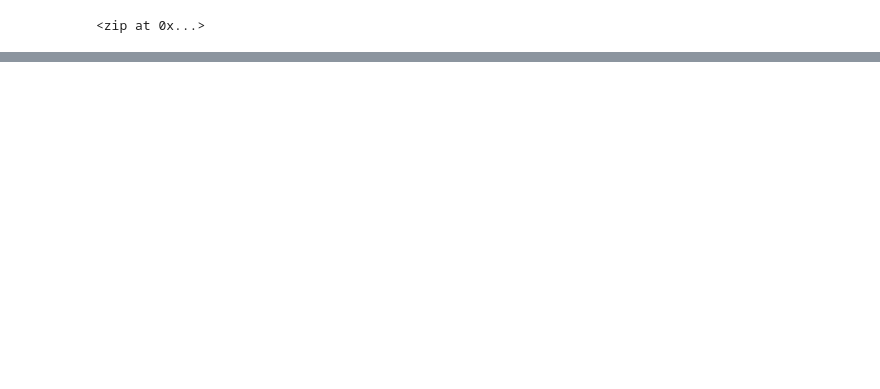
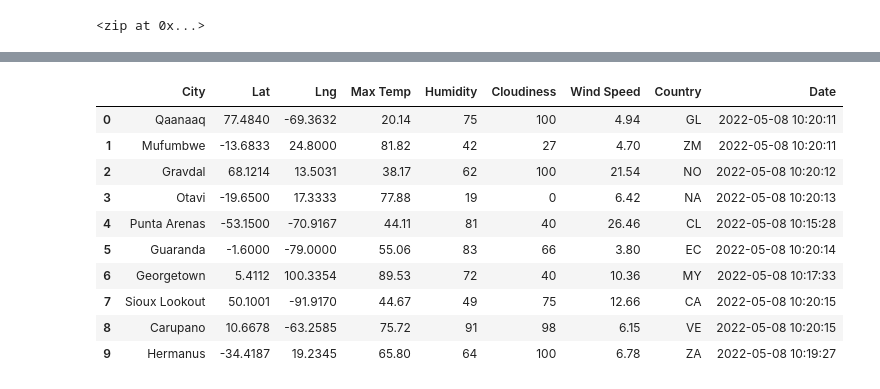
Before and after one commit to johnjphenom/-week6__hw_api, a Jupyter notebook: WeatherPy.ipynb, the cells around one changed output, grey strips where cells are left out. Drawn from its saved outputs; the diff is of its cells as text; code cells hidden in the pictures; blank space fills up the shorter version.

```diff
--- a/WeatherPy.ipynb
+++ b/WeatherPy.ipynb
@@ -70,0 +89,6 @@ let(cities)
+# %%
+# Starting URL for Weather Map API Call.
+
+url = "https://api.openweathermap.org/data/2.5/weather?units=Imperial&appid=" + weather_api_key
+
+print(url)
@@ -70,0 +251,18 @@ let(cities)
+# %%
+# Convert the array of dictionaries to a Pandas DataFrame.
+
+city_data_df = pd.DataFrame(city_data)
+
+city_data_df.head(10)
+# %% [output]
+|  | City | Lat | Lng | Max Temp | Humidity | Cloudiness | Wind Speed | Country | Date |
+| 0 | Qaanaaq | 77.4840 | -69.3632 | 20.14 | 75 | 100 | 4.94 | GL | 2022-05-08 10:20:11 |
+| 1 | Mufumbwe | -13.6833 | 24.8000 | 81.82 | 42 | 27 | 4.70 | ZM | 2022-05-08 10:20:11 |
+| 2 | Gravdal | 68.1214 | 13.5031 | 38.17 | 62 | 100 | 21.54 | NO | 2022-05-08 10:20:12 |
+| 3 | Otavi | -19.6500 | 17.3333 | 77.88 | 19 | 0 | 6.42 | NA | 2022-05-08 10:20:13 |
+| 4 | Punta Arenas | -53.1500 | -70.9167 | 44.11 | 81 | 40 | 26.46 | CL | 2022-05-08 10:15:28 |
+| 5 | Guaranda | -1.6000 | -79.0000 | 55.06 | 83 | 66 | 3.80 | EC | 2022-05-08 10:20:14 |
+| 6 | Georgetown | 5.4112 | 100.3354 | 89.53 | 72 | 40 | 10.36 | MY | 2022-05-08 10:17:33 |
+| 7 | Sioux Lookout | 50.1001 | -91.9170 | 44.67 | 49 | 75 | 12.66 | CA | 2022-05-08 10:20:15 |
+| 8 | Carupano | 10.6678 | -63.2585 | 75.72 | 91 | 98 | 6.15 | VE | 2022-05-08 10:20:15 |
+| 9 | Hermanus | -34.4187 | 19.2345 | 65.80 | 64 | 100 | 6.78 | ZA | 2022-05-08 10:19:27 |
```
Also changed, not shown: parts of 11 cells of this notebook, 4 other files.
